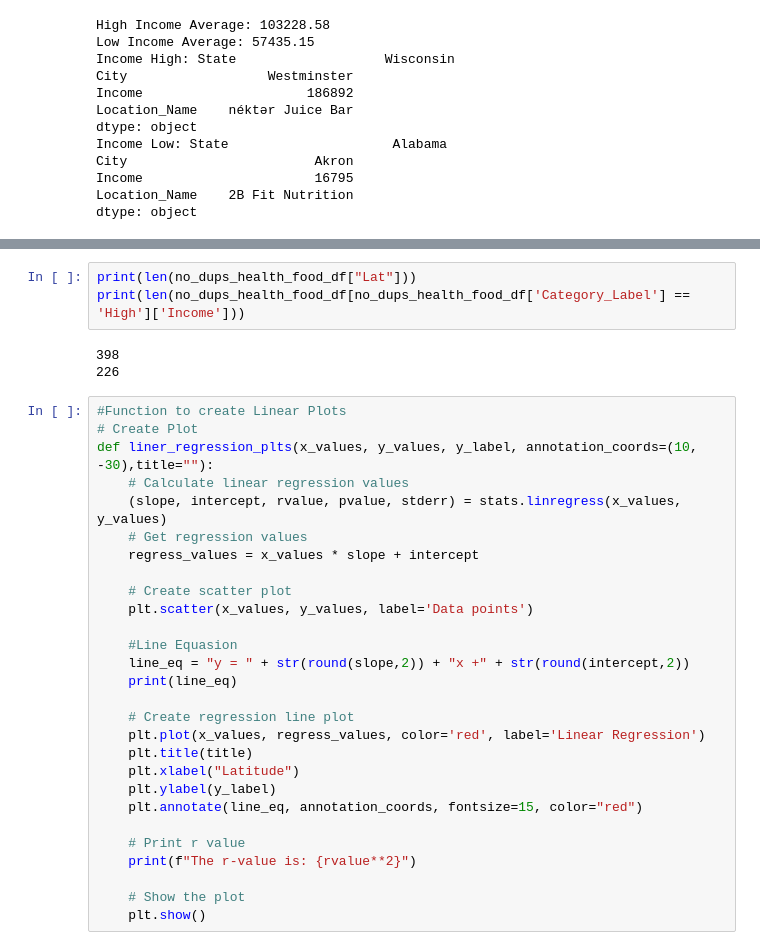
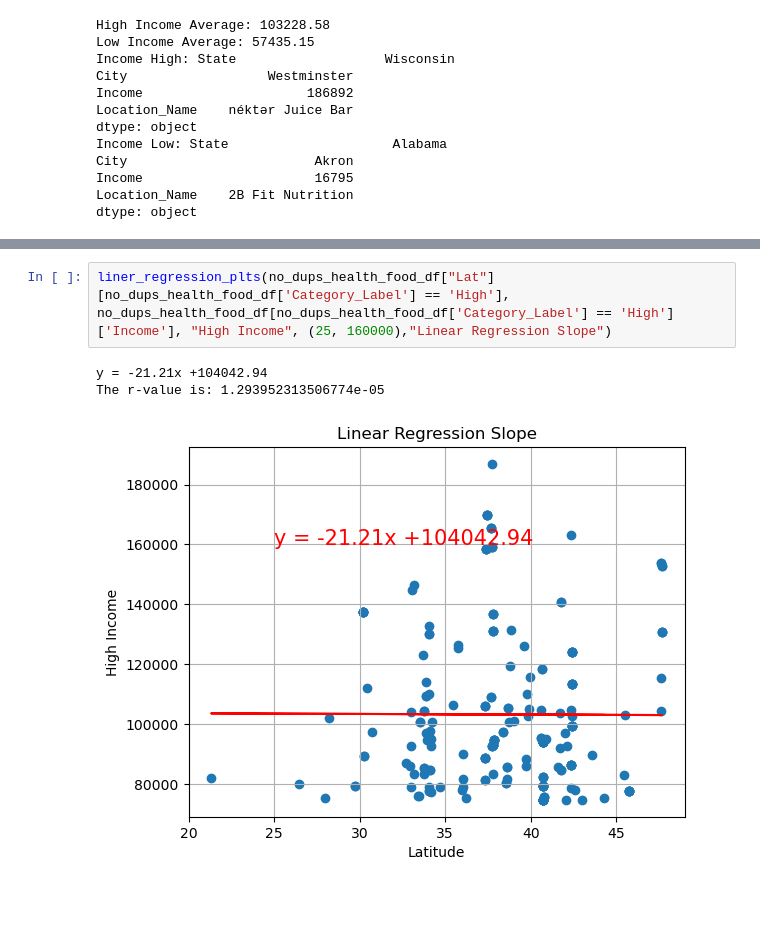
Before and after one commit to bseri0/Proj_1, a Jupyter notebook: py_api/alan_prj_1.ipynb, the cells around one changed output, grey strips where cells are left out. Saved outputs shown, nothing was run; the diff lists cells and outputs as text; blank space fills up the shorter version.

```diff
--- a/py_api/alan_prj_1.ipynb
+++ b/py_api/alan_prj_1.ipynb
@@ -459,35 +492,7 @@ plt.show()
 # %%
-print(len(no_dups_health_food_df["Lat"]))
-print(len(no_dups_health_food_df[no_dups_health_food_df['Category_Label'] == 'High']['Income']))
+liner_regression_plts(no_dups_health_food_df["Lat"][no_dups_health_food_df['Category_Label'] == 'High'], no_dups_health_food_df[no_dups_health_food_df['Category_Label'] == 'High']['Income'], "High Income", (25, 160000),"Linear Regression Slope")
 # %% [output]
-398
-226
+y = -21.21x +104042.94
+The r-value is: 1.293952313506774e-05
+[figure, added]
-# %%
-#Function to create Linear Plots
-# Create Plot
-def liner_regression_plts(x_values, y_values, y_label, annotation_coords=(10, -30),title=""):
-    # Calculate linear regression values
-    (slope, intercept, rvalue, pvalue, stderr) = stats.linregress(x_values, y_values)
-    # Get regression values
-    regress_values = x_values * slope + intercept
-
-    # Create scatter plot
-    plt.scatter(x_values, y_values, label='Data points')
-
-    #Line Equasion
-    line_eq = "y = " + str(round(slope,2)) + "x +" + str(round(intercept,2))
-    print(line_eq)
-
-    # Create regression line plot
-    plt.plot(x_values, regress_values, color='red', label='Linear Regression')
-    plt.title(title)
-    plt.xlabel("Latitude")
-    plt.ylabel(y_label)
-    plt.annotate(line_eq, annotation_coords, fontsize=15, color="red")
-
-    # Print r value
-    print(f"The r-value is: {rvalue**2}")
-
-    # Show the plot
-    plt.show()
 # %%
```
Also changed, not shown: parts of 12 cells of this notebook.
